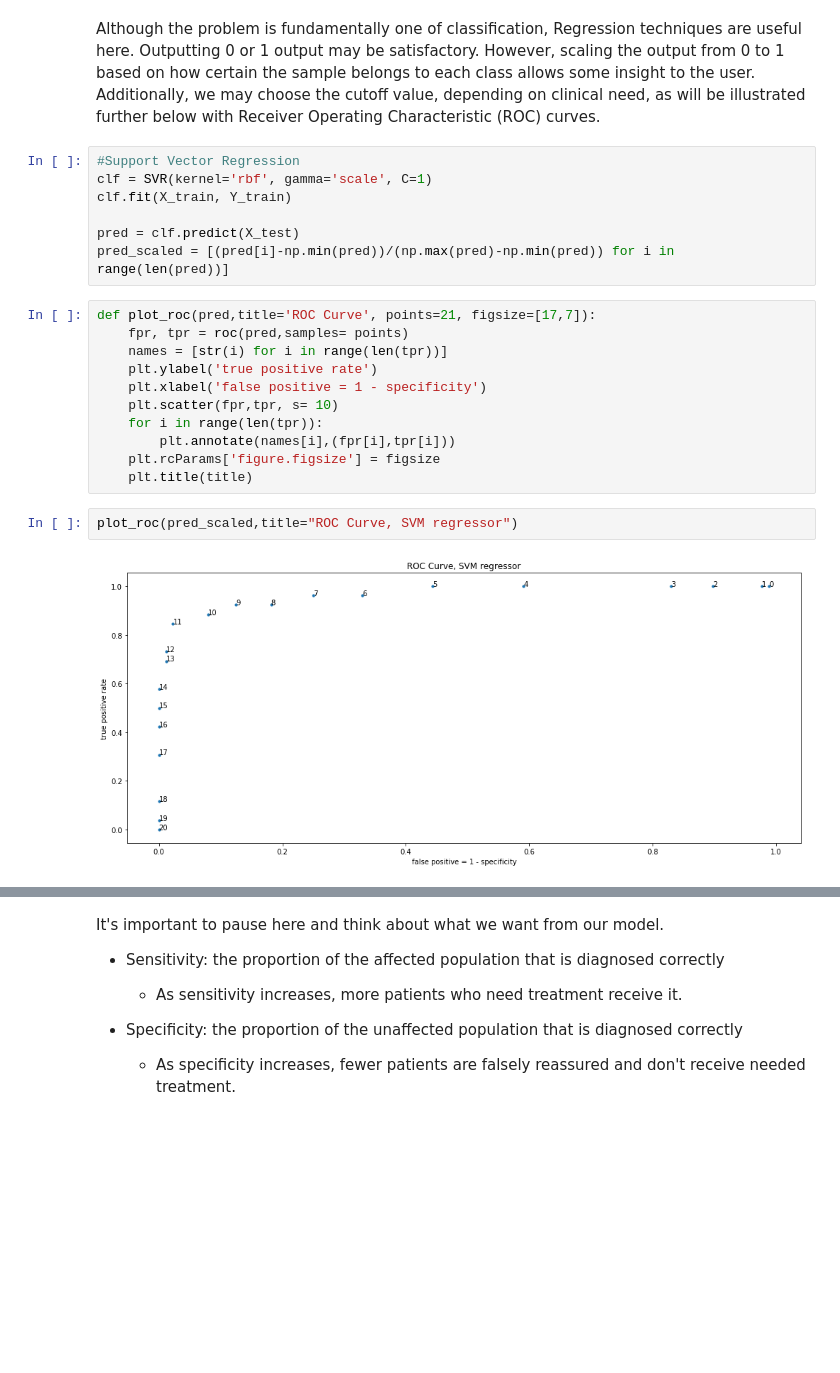
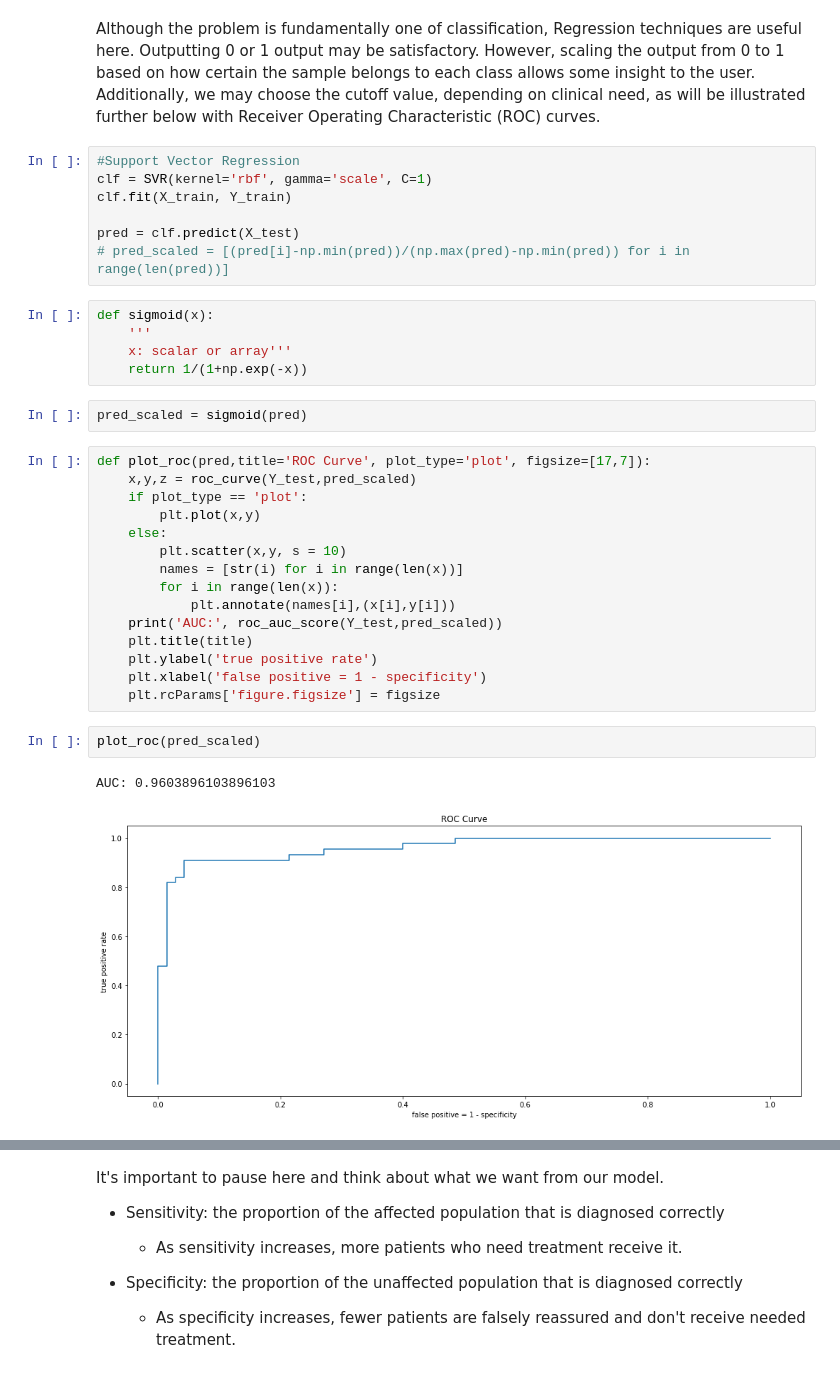
Before and after one commit to dalurie/Breast_Cancer_FNA, a Jupyter notebook: Breast_Cancer_FNA.ipynb, the cells around one changed output, grey strips where cells are left out. Saved outputs shown, nothing was run; the diff lists cells and outputs as text; blank space fills up the shorter version.

```diff
--- a/Breast_Cancer_FNA.ipynb
+++ b/Breast_Cancer_FNA.ipynb
@@ -387,19 +367,31 @@ clf = SVR(kernel='rbf', gamma='scale', C=1)
 clf.fit(X_train, Y_train)
 
 pred = clf.predict(X_test)
-pred_scaled = [(pred[i]-np.min(pred))/(np.max(pred)-np.min(pred)) for i in range(len(pred))]
+# pred_scaled = [(pred[i]-np.min(pred))/(np.max(pred)-np.min(pred)) for i in range(len(pred))]
+# %%
+def sigmoid(x):
+    '''
+    x: scalar or array'''
+    return 1/(1+np.exp(-x))
+# %%
+pred_scaled = sigmoid(pred)
 # %%
-def plot_roc(pred,title='ROC Curve', points=21, figsize=[17,7]):
-    fpr, tpr = roc(pred,samples= points)
-    names = [str(i) for i in range(len(tpr))]
+def plot_roc(pred,title='ROC Curve', plot_type='plot', figsize=[17,7]):
+    x,y,z = roc_curve(Y_test,pred_scaled)
+    if plot_type == 'plot':
+        plt.plot(x,y)
+    else:
+        plt.scatter(x,y, s = 10)
+        names = [str(i) for i in range(len(x))]
+        for i in range(len(x)):
+            plt.annotate(names[i],(x[i],y[i]))
+    print('AUC:', roc_auc_score(Y_test,pred_scaled))
+    plt.title(title)
     plt.ylabel('true positive rate')
     plt.xlabel('false positive = 1 - specificity')
-    plt.scatter(fpr,tpr, s= 10)
-    for i in range(len(tpr)):
-        plt.annotate(names[i],(fpr[i],tpr[i]))
     plt.rcParams['figure.figsize'] = figsize
-    plt.title(title)
-# %%
-plot_roc(pred_scaled,title="ROC Curve, SVM regressor")
-# %% [output]
-[figure, removed]
+# %%
+plot_roc(pred_scaled)
+# %% [output]
+AUC: 0.9603896103896103
+[figure, added]
```
Also changed, not shown: parts of 43 cells of this notebook.
